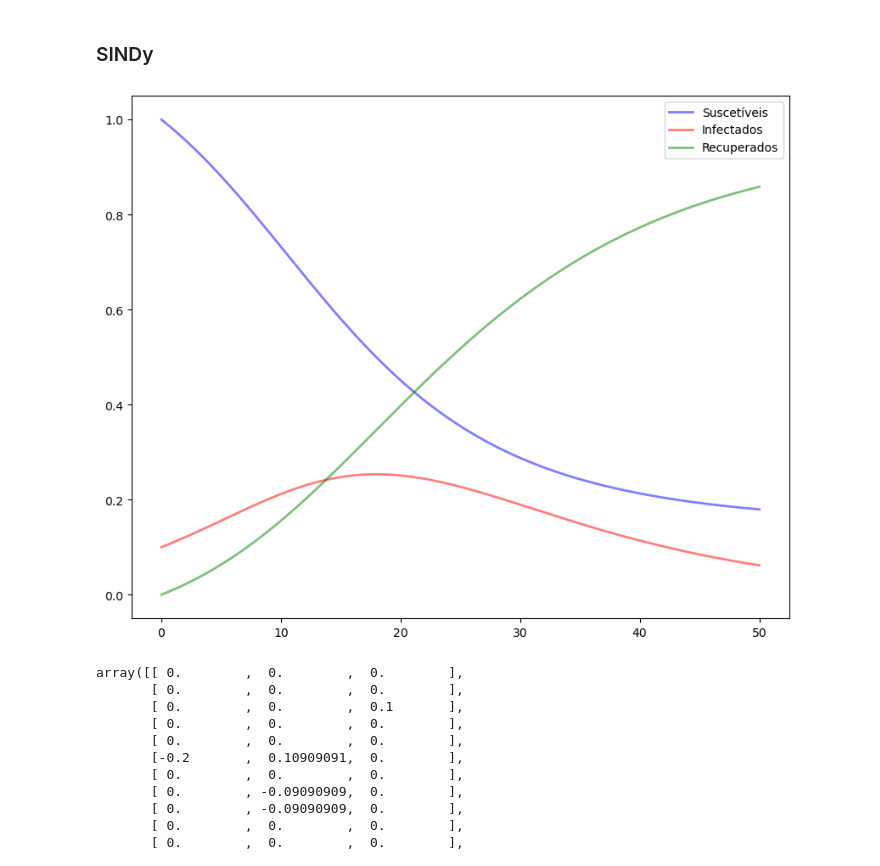
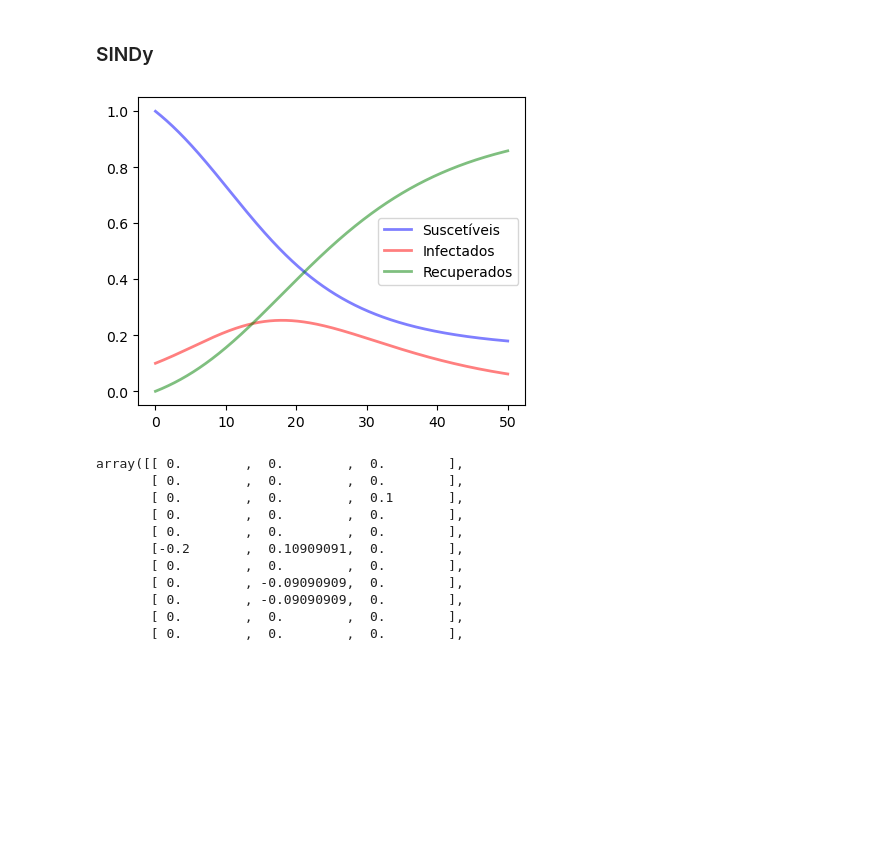
Before and after one commit to Salies/data-driven-des, a Jupyter notebook: sir.ipynb, the cells around one changed output. Cells and saved outputs as stored; diff of their text form; code cells hidden in the pictures; blank space fills up the shorter version.

```diff
--- a/sir.ipynb
+++ b/sir.ipynb
@@ -185,15 +178,15 @@ x0 = (1, 0.1, 0)
 x = integrate.odeint(sir_deriv, x0, t)
 # %%
 # plot SIR
-fig = plt.figure(figsize=(10, 8))
+fig = plt.figure(figsize=(5, 4))
 ax = fig.add_subplot(111, axisbelow=True)
 ax.plot(t, x[:, 0], 'b', alpha=0.5, lw=2, label='Suscetíveis')
 ax.plot(t, x[:, 1], 'r', alpha=0.5, lw=2, label='Infectados')
 ax.plot(t, x[:, 2], 'g', alpha=0.5, lw=2, label='Recuperados')
 plt.legend()
 plt.show()
 # %% [output]
-[figure, old version]
+[figure, new version]
 # %%
 ## Compute Derivative
 dx = np.zeros_like(x)
```
Also changed, not shown: parts of 12 cells of this notebook.
